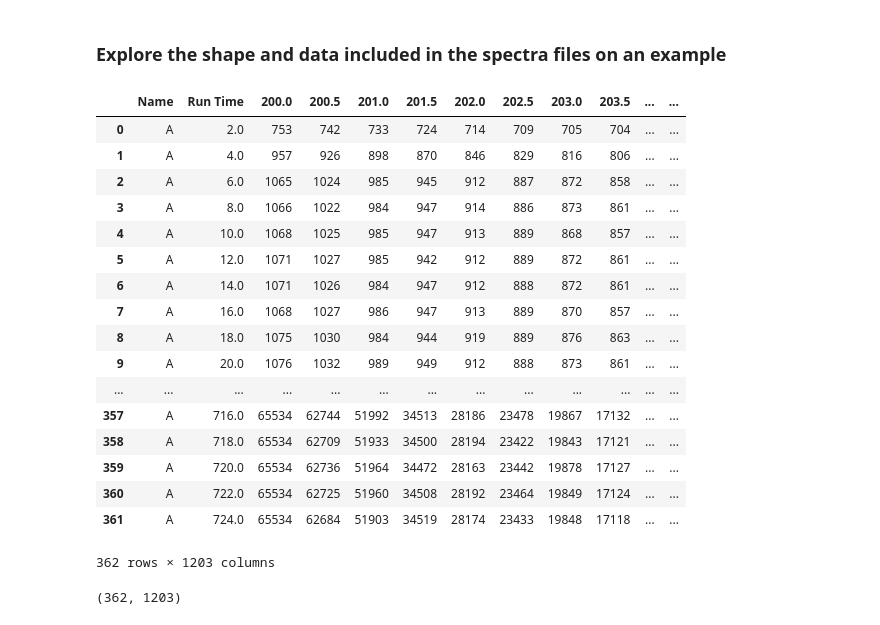
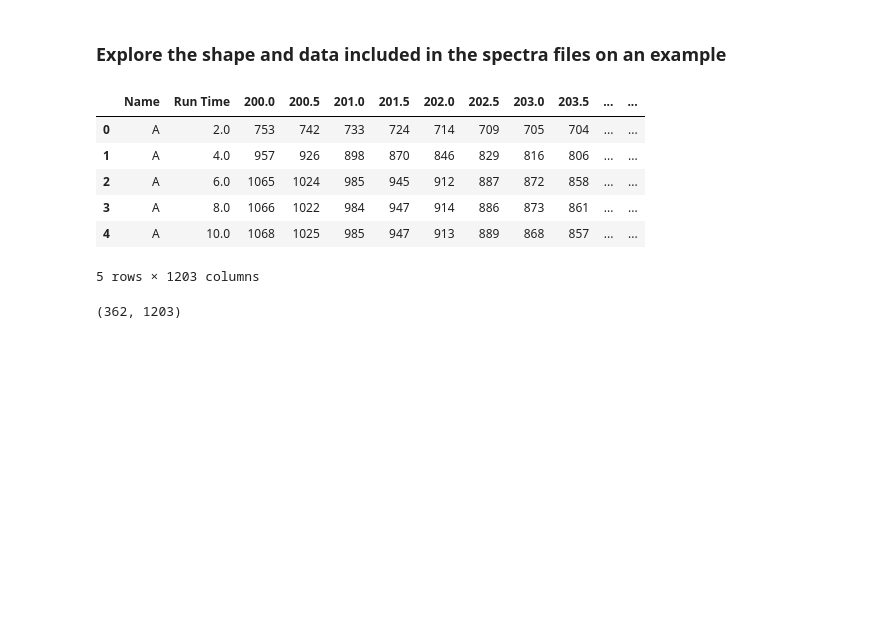
Before and after one commit to austinbock/project2, a Jupyter notebook: Capstone2 Data Exploration Working Copy.ipynb, the cells around one changed output. Saved outputs shown, nothing was run; the diff lists cells and outputs as text; code cells hidden in the pictures; blank space fills up the shorter version.

```diff
--- a/Capstone2 Data Exploration Working Copy.ipynb
+++ b/Capstone2 Data Exploration Working Copy.ipynb
@@ -17,26 +17,15 @@ Populating the interactive namespace from numpy and matplotlib
 ### Explore the shape and data included in the spectra files on an example
 # %%
 data = pd.read_csv('Critical_KMONs/2017-1-11-17-18-23_DET7AKMON_PodA_CHA_KMON_Step0_spectra_A.csv')
-data
+data.head()
 # %% [output]
 |  | Name | Run Time | 200.0 | 200.5 | 201.0 | 201.5 | 202.0 | 202.5 | 203.0 | 203.5 | ... | ... |
 | 0 | A | 2.0 | 753 | 742 | 733 | 724 | 714 | 709 | 705 | 704 | ... | ... |
 | 1 | A | 4.0 | 957 | 926 | 898 | 870 | 846 | 829 | 816 | 806 | ... | ... |
 | 2 | A | 6.0 | 1065 | 1024 | 985 | 945 | 912 | 887 | 872 | 858 | ... | ... |
 | 3 | A | 8.0 | 1066 | 1022 | 984 | 947 | 914 | 886 | 873 | 861 | ... | ... |
 | 4 | A | 10.0 | 1068 | 1025 | 985 | 947 | 913 | 889 | 868 | 857 | ... | ... |
-| 5 | A | 12.0 | 1071 | 1027 | 985 | 942 | 912 | 889 | 872 | 861 | ... | ... |
-| 6 | A | 14.0 | 1071 | 1026 | 984 | 947 | 912 | 888 | 872 | 861 | ... | ... |
-| 7 | A | 16.0 | 1068 | 1027 | 986 | 947 | 913 | 889 | 870 | 857 | ... | ... |
-| 8 | A | 18.0 | 1075 | 1030 | 984 | 944 | 919 | 889 | 876 | 863 | ... | ... |
-| 9 | A | 20.0 | 1076 | 1032 | 989 | 949 | 912 | 888 | 873 | 861 | ... | ... |
-| ... | ... | ... | ... | ... | ... | ... | ... | ... | ... | ... | ... | ... |
-| 357 | A | 716.0 | 65534 | 62744 | 51992 | 34513 | 28186 | 23478 | 19867 | 17132 | ... | ... |
-| 358 | A | 718.0 | 65534 | 62709 | 51933 | 34500 | 28194 | 23422 | 19843 | 17121 | ... | ... |
-| 359 | A | 720.0 | 65534 | 62736 | 51964 | 34472 | 28163 | 23442 | 19878 | 17127 | ... | ... |
-| 360 | A | 722.0 | 65534 | 62725 | 51960 | 34508 | 28192 | 23464 | 19849 | 17124 | ... | ... |
-| 361 | A | 724.0 | 65534 | 62684 | 51903 | 34519 | 28174 | 23433 | 19848 | 17118 | ... | ... |
-362 rows × 1203 columns
+5 rows × 1203 columns
 # %%
 data.shape
 # %% [output]
```
Also changed, not shown: parts of 40 cells of this notebook.
